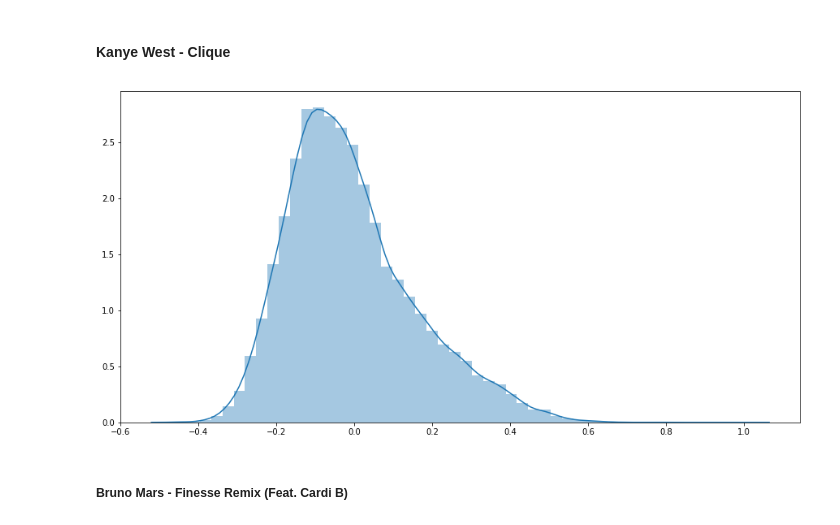
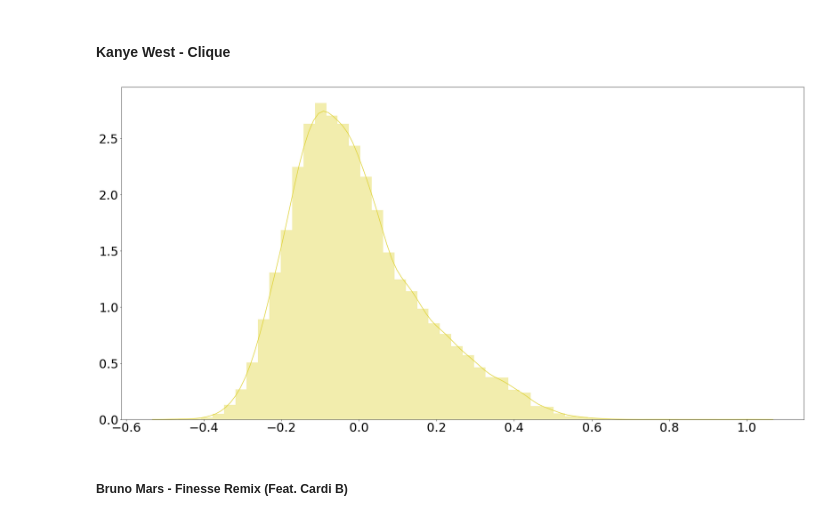
Before and after one commit to jonjohnsontc/songwriter-graph, a Jupyter notebook: notebooks/05_cosine.ipynb, the cells around one changed output. Drawn from its saved outputs; the diff is of its cells as text; code cells hidden in the pictures.

```diff
--- a/notebooks/05_cosine.ipynb
+++ b/notebooks/05_cosine.ipynb
@@ -301,9 +348,13 @@ sns.distplot(cos_sim_mat_g[8812]);
 # %% [markdown]
 #### Kanye West - Clique
-# %%
-plt.figure(figsize=(15,7.5))
-sns.distplot(cos_sim_mat_g[4222]);
-# %% [output]
-[figure, removed]
+# %%
+plt.figure(figsize=(30,15))
+sns.distplot(cos_sim_mat_g[4222],
+             color='#dfd232');
+plt.xticks(size=30)
+plt.yticks(size=30)
+plt.savefig('../images/kanye_dist.png', transparent=True)
+# %% [output]
+[figure, added]
 # %% [markdown]
 ##### Bruno Mars - Finesse Remix (Feat. Cardi B)
```
Also changed, not shown: parts of 9 cells of this notebook, 22 other files.
